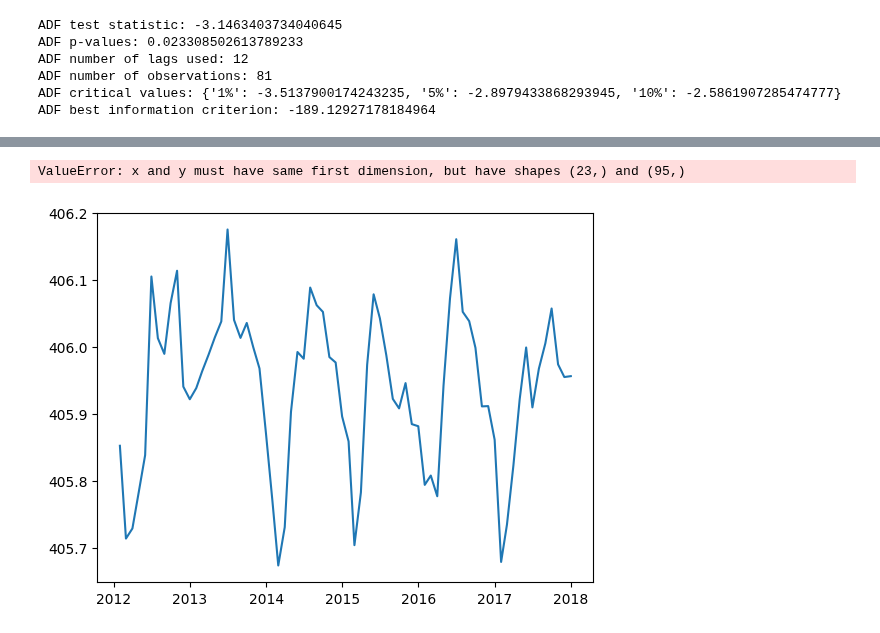
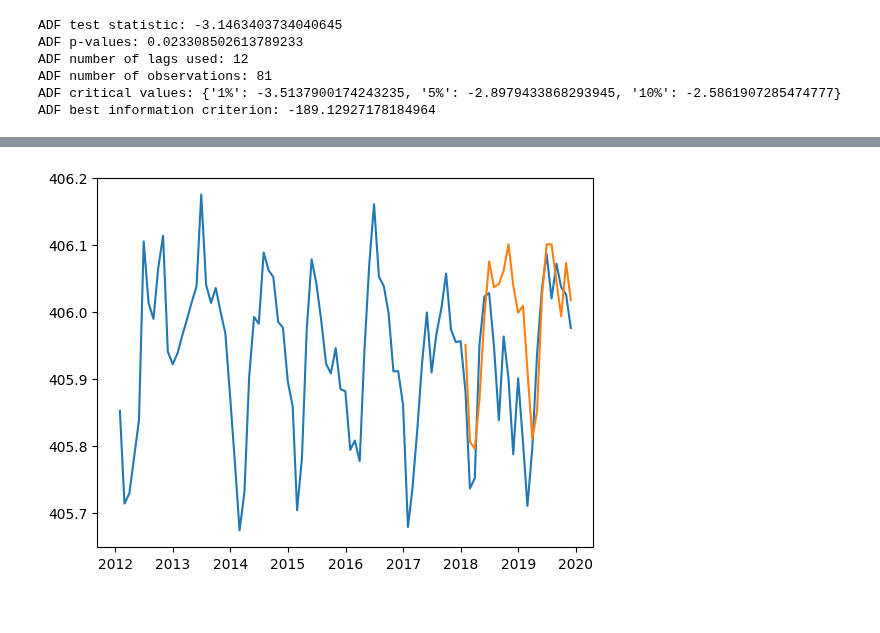
Before and after one commit to kaebry/DSF, a Jupyter notebook: Code/Arima_neptun.ipynb, the cells around one changed output, grey strips where cells are left out. Cells and saved outputs as stored; diff of their text form; code cells hidden in the pictures.

```diff
--- a/Code/Arima_neptun.ipynb
+++ b/Code/Arima_neptun.ipynb
@@ -109,5 +109,5 @@ from pmdarima.model_selection import train_test_split
 import numpy as np
 import matplotlib.pyplot as plt
 # %%
-train, test = train_test_split(water, train_size=72)
+train, test = train_test_split(differenced_co2, train_size=72)
 # %%
@@ -120,5 +120,6 @@ ARIMA(order=(3, 0, 0), scoring_args={}, seasonal_order=(0, 0, 0, 12),
       suppress_warnings=True)
 # %%
 from statsmodels.tsa.arima.model import ARIMA
-model_manual = ARIMA(water, order=(3,1,0), m=12, seasonal=True)
+model_manual = ARIMA(water, order=(3,1,1), seasonal_order=(3,1,1,12))
 model_manual_fit = model_manual.fit()
+preds_manual = model_manual_fit.forecast(len(test))
@@ -127,2 +125,0 @@ TypeError: ARIMA.__init__() got an unexpected keyword argument 'm'
-# %%
-preds_manual = model_manual_fit.predict(test.shape[0])
@@ -141,7 +126,6 @@ memory usage: 1.1 KB
 # %%
-plt.plot(water.index[:72], train)
+plt.plot(water.index, water)
 plt.plot(water.index[72:], preds_manual)
 plt.show()
 # %% [output]
-ValueError: x and y must have same first dimension, but have shapes (23,) and (95,)
-[figure, old version]
+[figure, new version]
```
Also changed, not shown: parts of 10 cells of this notebook.
